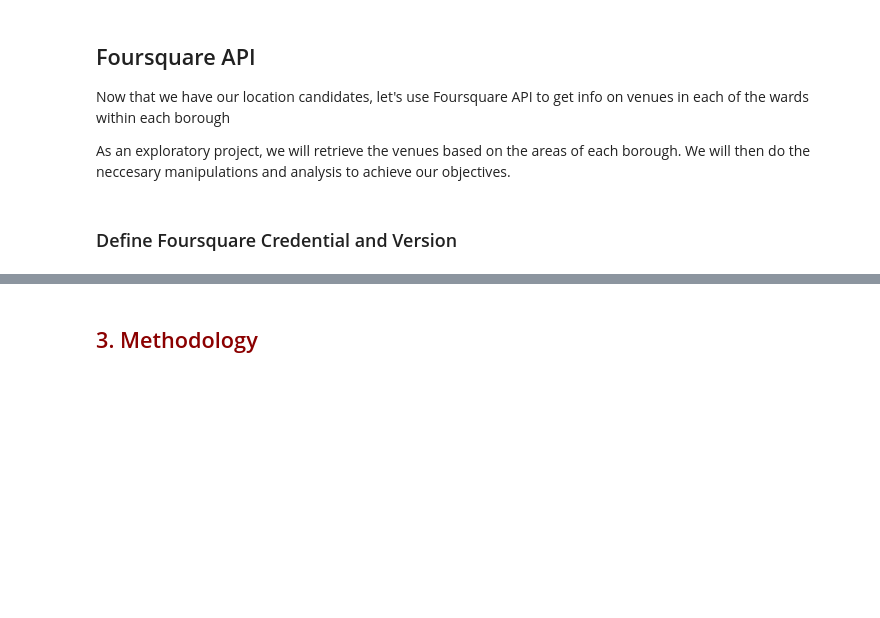
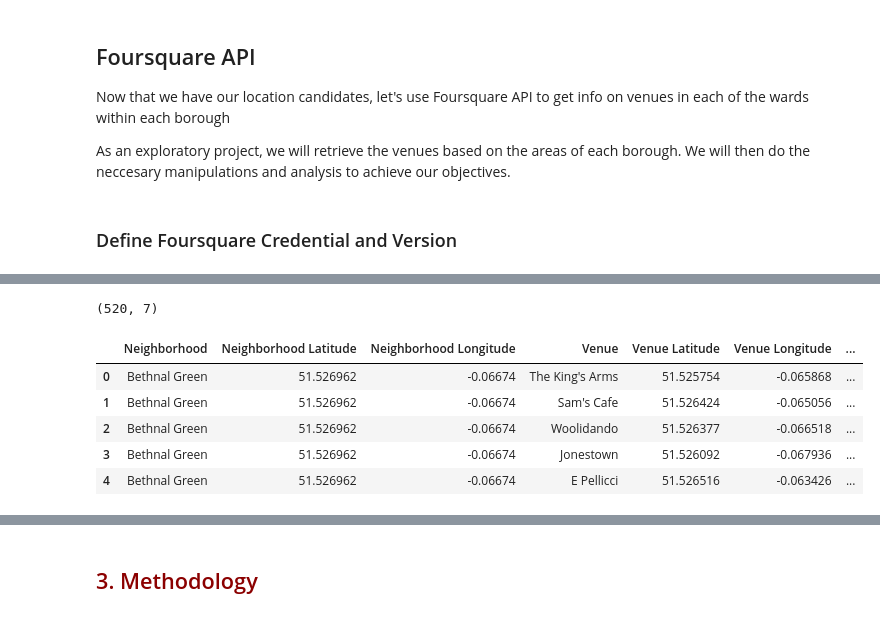
Before and after one commit to sinwee1976/Capstone_project_The_Battle_of_Neighborhood, a Jupyter notebook: The_Battle_of_London_Boroughs - Week 2.ipynb, the cells around one changed output, grey strips where cells are left out. Drawn from its saved outputs; the diff is of its cells as text; code cells hidden in the pictures; blank space fills up the shorter version.

```diff
--- a/The_Battle_of_London_Boroughs - Week 2.ipynb
+++ b/The_Battle_of_London_Boroughs - Week 2.ipynb
@@ -282,0 +293,13 @@ TH_venues = getNearbyVenues(names=TH_data['wards'],
+# %%
+print(TH_venues.shape)
+
+TH_venues.to_csv('TH_venues', index = False)
+TH_venues.head()
+# %% [output]
+(520, 7)
+|  | Neighborhood | Neighborhood Latitude | Neighborhood Longitude | Venue | Venue Latitude | Venue Longitude | ... |
+| 0 | Bethnal Green | 51.526962 | -0.06674 | The King's Arms | 51.525754 | -0.065868 | ... |
+| 1 | Bethnal Green | 51.526962 | -0.06674 | Sam's Cafe | 51.526424 | -0.065056 | ... |
+| 2 | Bethnal Green | 51.526962 | -0.06674 | Woolidando | 51.526377 | -0.066518 | ... |
+| 3 | Bethnal Green | 51.526962 | -0.06674 | Jonestown | 51.526092 | -0.067936 | ... |
+| 4 | Bethnal Green | 51.526962 | -0.06674 | E Pellicci | 51.526516 | -0.063426 | ... |
```
Also changed, not shown: parts of 33 cells of this notebook.
